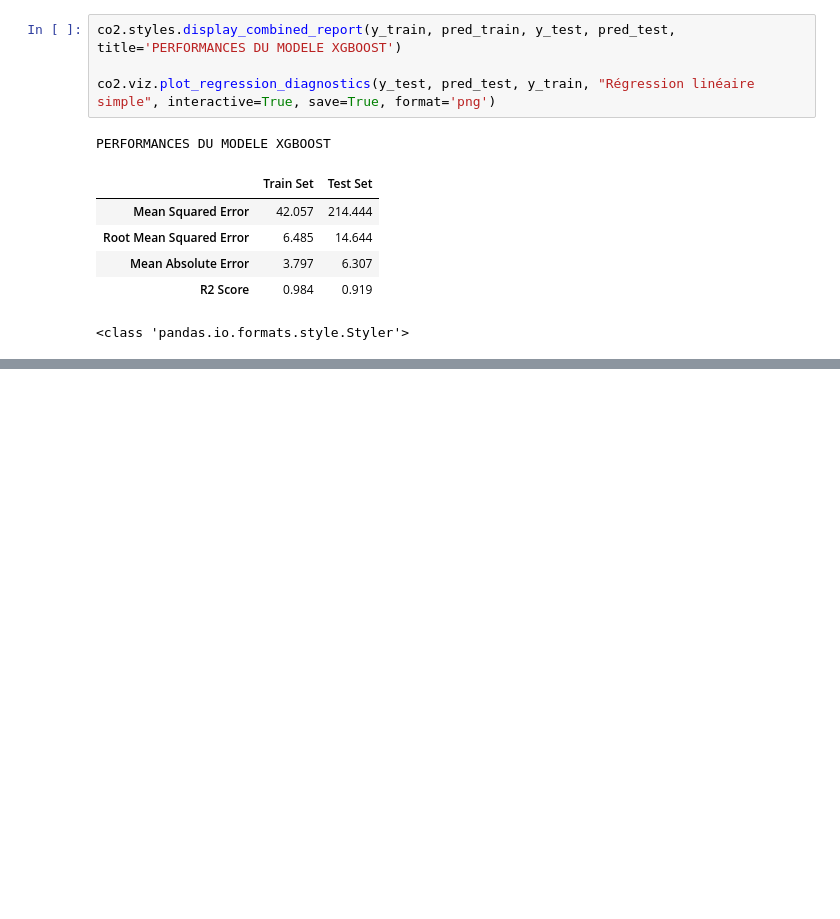
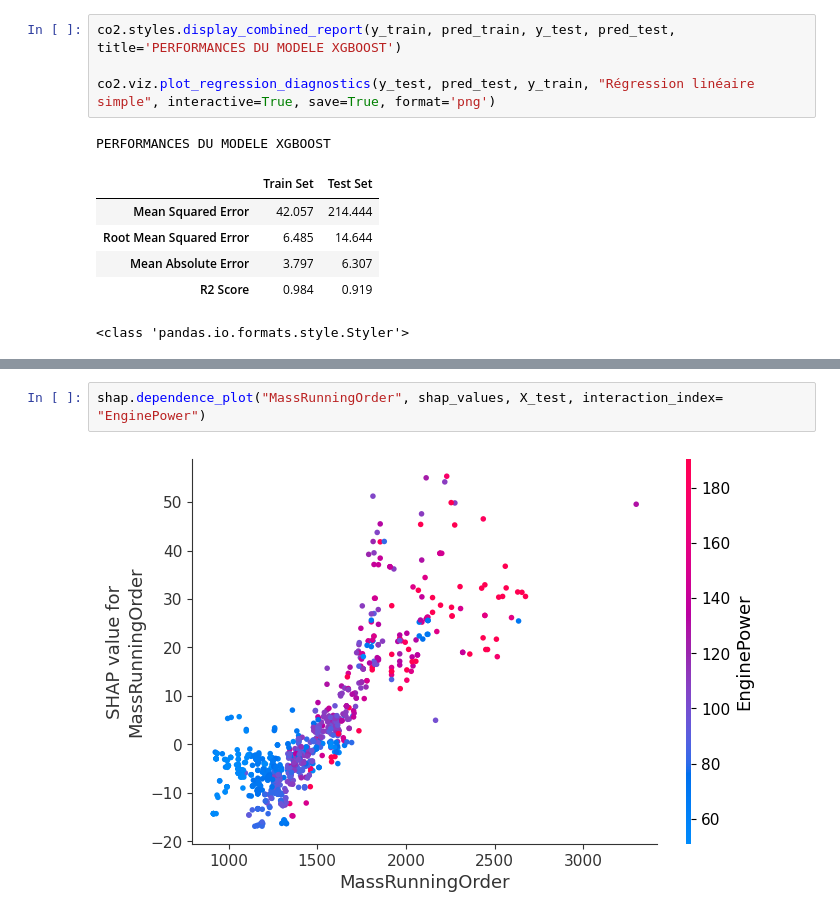
Before and after one commit to MatthieuLeNozach/car-co2-prediction_pre-release, a Jupyter notebook: notebooks/test_regression.ipynb, the cells around one changed output, grey strips where cells are left out. Cells and saved outputs as stored; diff of their text form; blank space fills up the shorter version.

```diff
--- a/notebooks/test_regression.ipynb
+++ b/notebooks/test_regression.ipynb
@@ -218,0 +255,4 @@ PERFORMANCES DU MODELE XGBOOST
+# %%
+shap.dependence_plot("MassRunningOrder", shap_values, X_test, interaction_index= "EnginePower")
+# %% [output]
+[figure, added]
```
Also changed, not shown: parts of 8 cells of this notebook, 16 other files.
